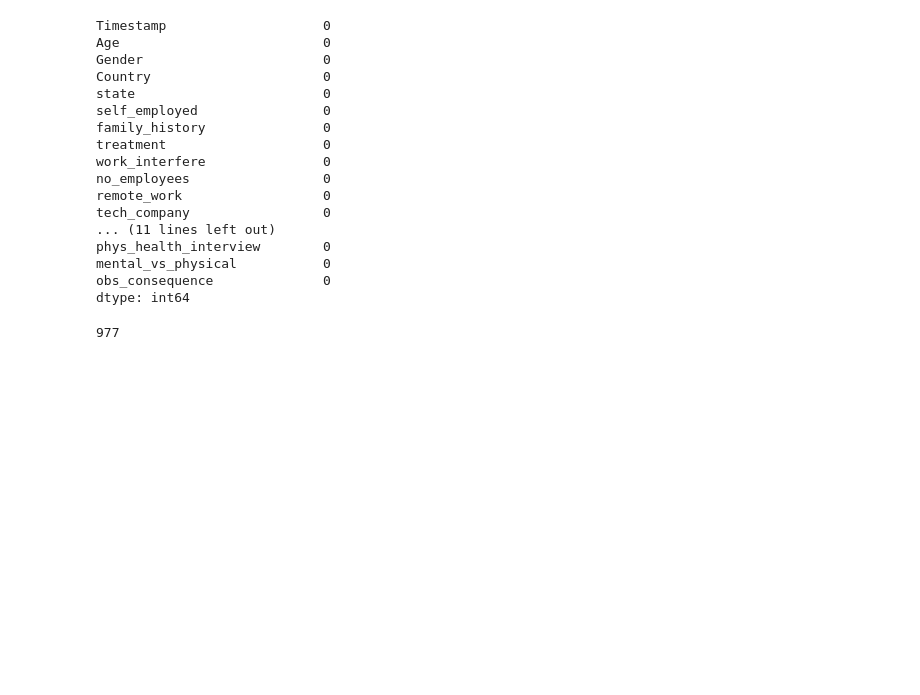
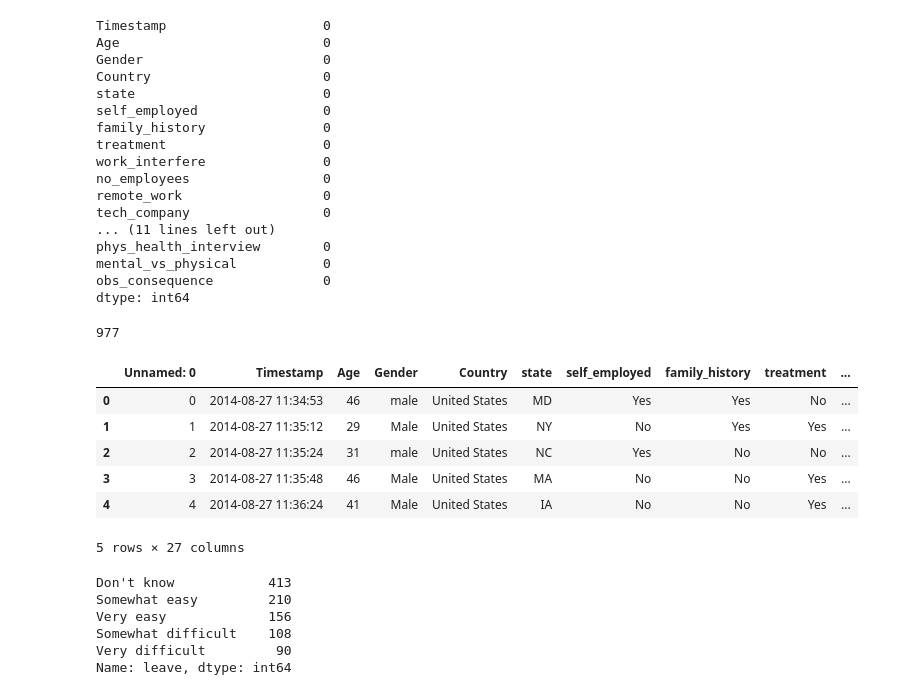
Before and after one commit to lucianawaka/datasets_mental_health, a Jupyter notebook: 1 - Mental Helth in Tech Survey/Mental Health in Tech Survey.ipynb, the cells around one changed output. Saved outputs shown, nothing was run; the diff lists cells and outputs as text; code cells hidden in the pictures; blank space fills up the shorter version.

```diff
--- a/1 - Mental Helth in Tech Survey/Mental Health in Tech Survey.ipynb
+++ b/1 - Mental Helth in Tech Survey/Mental Health in Tech Survey.ipynb
@@ -232,3 +252,22 @@ df_t = pd.read_csv('data/survey_v1.csv')
 len(df_t)
 # %% [output]
 977
+# %%
+df_t.head()
+# %% [output]
+|  | Unnamed: 0 | Timestamp | Age | Gender | Country | state | self_employed | family_history | treatment | ... |
+| 0 | 0 | 2014-08-27 11:34:53 | 46 | male | United States | MD | Yes | Yes | No | ... |
+| 1 | 1 | 2014-08-27 11:35:12 | 29 | Male | United States | NY | No | Yes | Yes | ... |
+| 2 | 2 | 2014-08-27 11:35:24 | 31 | male | United States | NC | Yes | No | No | ... |
+| 3 | 3 | 2014-08-27 11:35:48 | 46 | Male | United States | MA | No | No | Yes | ... |
+| 4 | 4 | 2014-08-27 11:36:24 | 41 | Male | United States | IA | No | No | Yes | ... |
+5 rows × 27 columns
+# %%
+df_t['leave'].value_counts()
+# %% [output]
+Don't know            413
+Somewhat easy         210
+Very easy             156
+Somewhat difficult    108
+Very difficult         90
+Name: leave, dtype: int64
```
Also changed, not shown: parts of 4 cells of this notebook, 1 other file.
